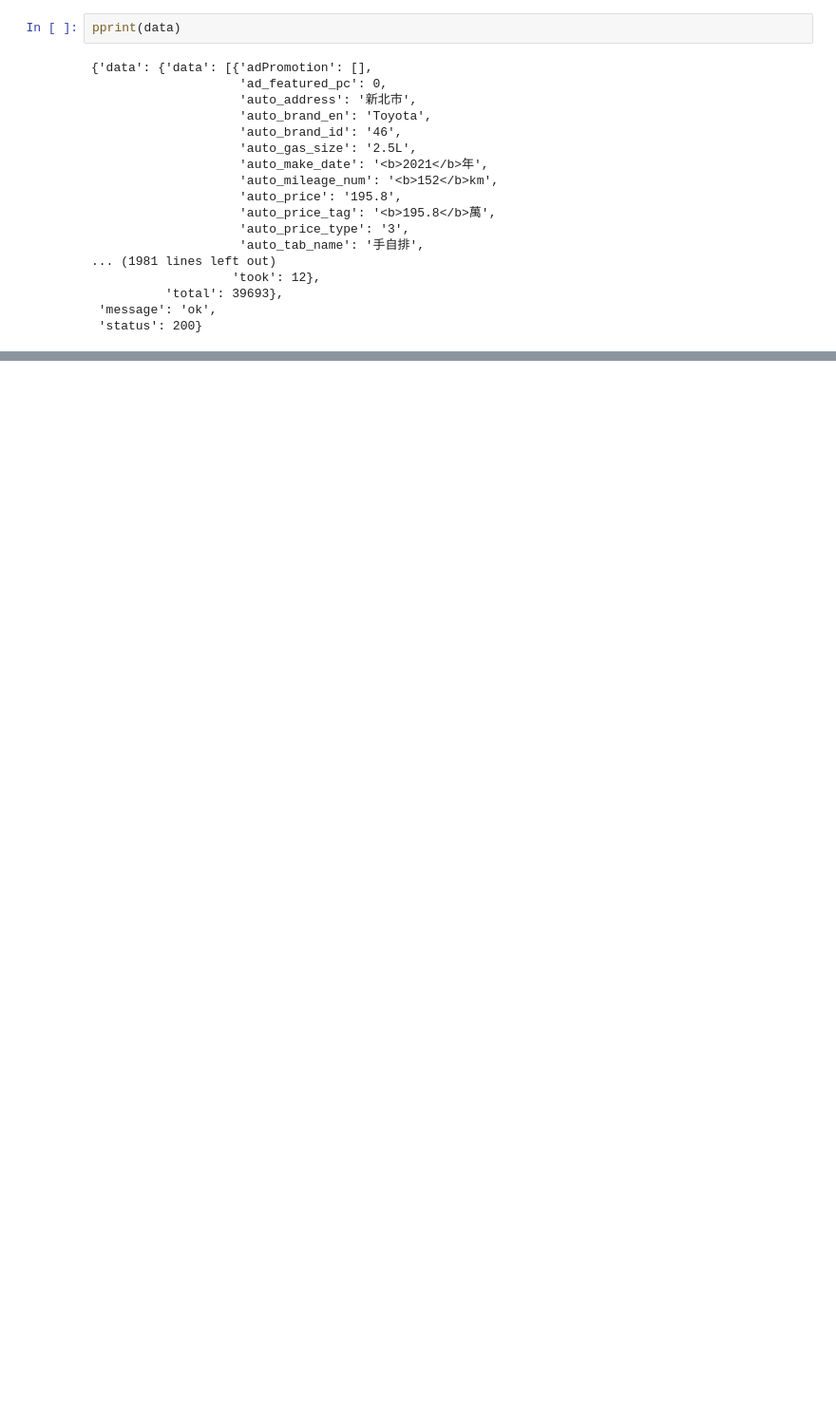
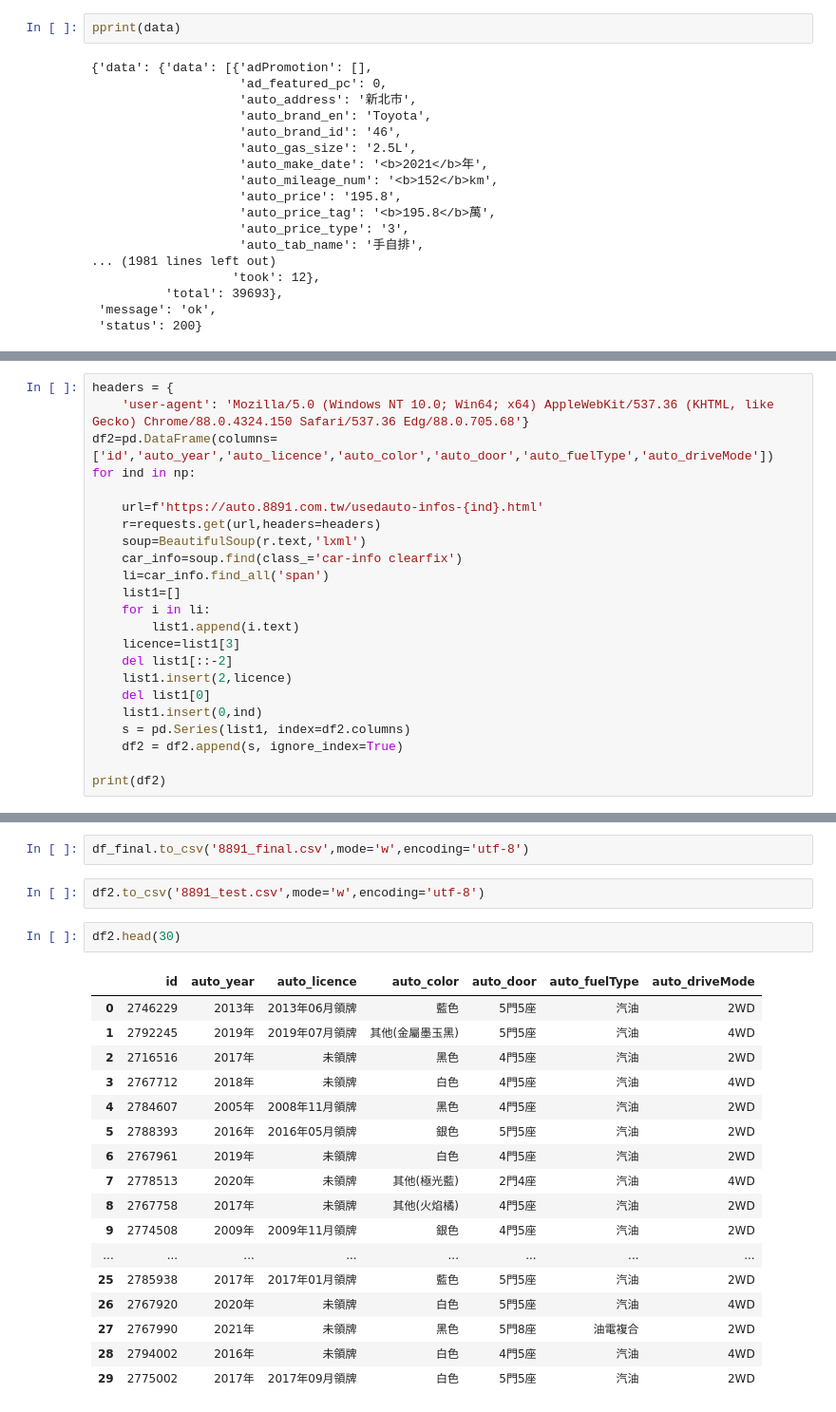
Before and after one commit to shaunchuang/crawl_test, a Jupyter notebook: 8891_2.ipynb, the cells around one changed output, grey strips where cells are left out. Shown: that part at 95% size. Drawn from its saved outputs; the diff is of its cells as text; blank space fills up the shorter version.

```diff
--- a/8891_2.ipynb
+++ b/8891_2.ipynb
@@ -58,0 +91,23 @@ df
+# %%
+headers = {
+    'user-agent': 'Mozilla/5.0 (Windows NT 10.0; Win64; x64) AppleWebKit/537.36 (KHTML, like Gecko) Chrome/88.0.4324.150 Safari/537.36 Edg/88.0.705.68'}
+df2=pd.DataFrame(columns=['id','auto_year','auto_licence','auto_color','auto_door','auto_fuelType','auto_driveMode'])
+for ind in np:
+
+    url=f'https://auto.8891.com.tw/usedauto-infos-{ind}.html'
+    r=requests.get(url,headers=headers)
+    soup=BeautifulSoup(r.text,'lxml')
+    car_info=soup.find(class_='car-info clearfix')
+    li=car_info.find_all('span')
+    list1=[]
+    for i in li:
+        list1.append(i.text)
+    licence=list1[3]
+    del list1[::-2]
+    list1.insert(2,licence)
+    del list1[0]
+    list1.insert(0,ind)
+    s = pd.Series(list1, index=df2.columns)
+    df2 = df2.append(s, ignore_index=True)
+
+print(df2)
@@ -58,0 +132,24 @@ df
+# %%
+df_final.to_csv('8891_final.csv',mode='w',encoding='utf-8')
+# %%
+df2.to_csv('8891_test.csv',mode='w',encoding='utf-8')
+# %%
+df2.head(30)
+# %% [output]
+|  | id | auto_year | auto_licence | auto_color | auto_door | auto_fuelType | auto_driveMode |
+| 0 | 2746229 | 2013年 | 2013年06月領牌 | 藍色 | 5門5座 | 汽油 | 2WD |
+| 1 | 2792245 | 2019年 | 2019年07月領牌 | 其他(金屬墨玉黑) | 5門5座 | 汽油 | 4WD |
+| 2 | 2716516 | 2017年 | 未領牌 | 黑色 | 4門5座 | 汽油 | 2WD |
+| 3 | 2767712 | 2018年 | 未領牌 | 白色 | 4門5座 | 汽油 | 4WD |
+| 4 | 2784607 | 2005年 | 2008年11月領牌 | 黑色 | 4門5座 | 汽油 | 2WD |
+| 5 | 2788393 | 2016年 | 2016年05月領牌 | 銀色 | 5門5座 | 汽油 | 2WD |
+| 6 | 2767961 | 2019年 | 未領牌 | 白色 | 4門5座 | 汽油 | 2WD |
+| 7 | 2778513 | 2020年 | 未領牌 | 其他(極光藍) | 2門4座 | 汽油 | 4WD |
+| 8 | 2767758 | 2017年 | 未領牌 | 其他(火焰橘) | 4門5座 | 汽油 | 2WD |
+| 9 | 2774508 | 2009年 | 2009年11月領牌 | 銀色 | 4門5座 | 汽油 | 2WD |
+| ... | ... | ... | ... | ... | ... | ... | ... |
+| 25 | 2785938 | 2017年 | 2017年01月領牌 | 藍色 | 5門5座 | 汽油 | 2WD |
+| 26 | 2767920 | 2020年 | 未領牌 | 白色 | 5門5座 | 汽油 | 4WD |
+| 27 | 2767990 | 2021年 | 未領牌 | 黑色 | 5門8座 | 油電複合 | 2WD |
+| 28 | 2794002 | 2016年 | 未領牌 | 白色 | 4門5座 | 汽油 | 4WD |
+| 29 | 2775002 | 2017年 | 2017年09月領牌 | 白色 | 5門5座 | 汽油 | 2WD |
```
Also changed, not shown: parts of 13 cells of this notebook, 9 other files.
